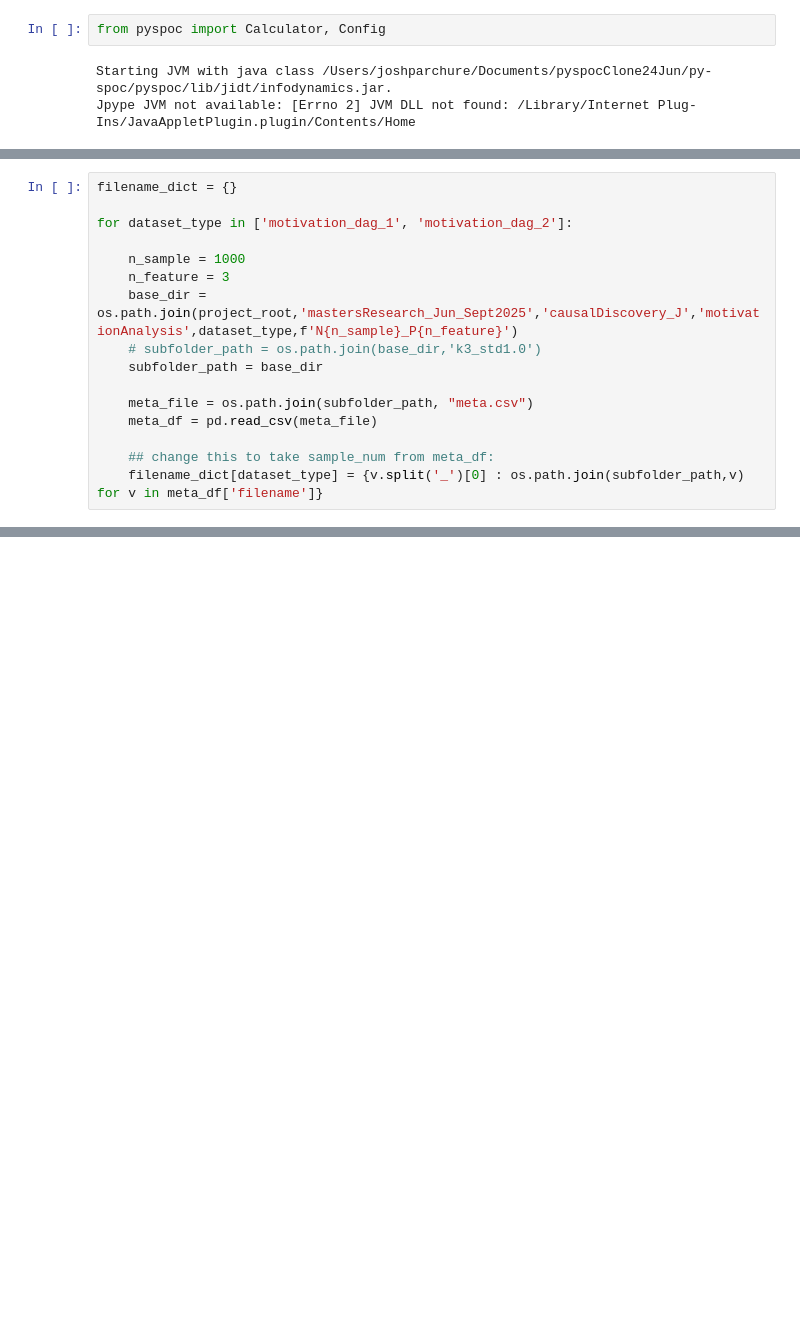
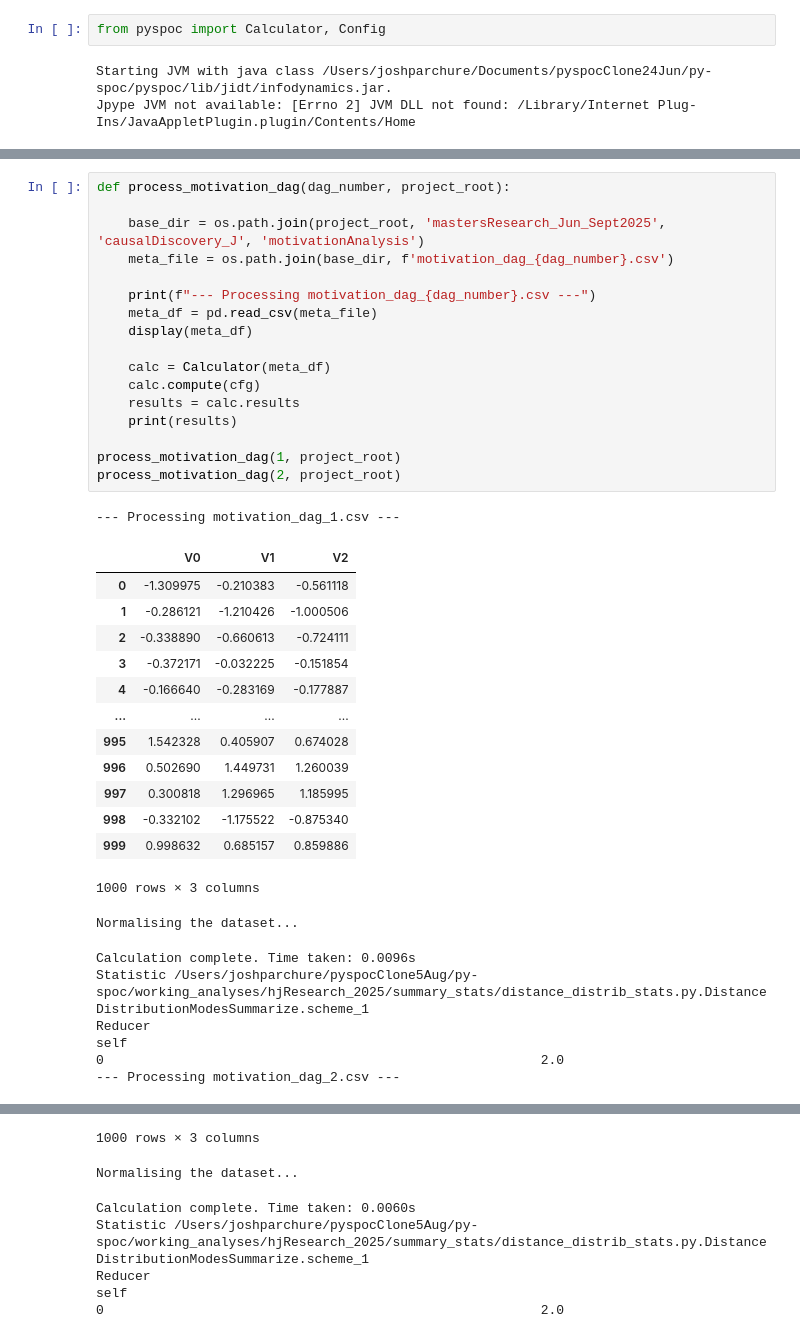
Before and after one commit to cosmicbhejafry/py-spoc, a Jupyter notebook: working_analyses/mastersResearch_Jun_Sept2025/causalDiscovery_J/motivationAnalysis/dagComparisons.ipynb, the cells around one changed output, grey strips where cells are left out. Drawn from its saved outputs; the diff is of its cells as text; blank space fills up the shorter version.

Commit message:
restore other working analyses from msc

```diff
--- a/working_analyses/mastersResearch_Jun_Sept2025/causalDiscovery_J/motivationAnalysis/dagComparisons.ipynb
+++ b/working_analyses/mastersResearch_Jun_Sept2025/causalDiscovery_J/motivationAnalysis/dagComparisons.ipynb
@@ -40,16 +42,38 @@ ValueError: Configuration is missing required definitions. One of the following
 # %%
-filename_dict = {}
+def process_motivation_dag(dag_number, project_root):
 
-for dataset_type in ['motivation_dag_1', 'motivation_dag_2']:
+    base_dir = os.path.join(project_root, 'mastersResearch_Jun_Sept2025', 'causalDiscovery_J', 'motivationAnalysis')
+    meta_file = os.path.join(base_dir, f'motivation_dag_{dag_number}.csv')
 
-    n_sample = 1000
-    n_feature = 3
-    base_dir = os.path.join(project_root,'mastersResearch_Jun_Sept2025','causalDiscovery_J','motivationAnalysis',dataset_type,f'N{n_sample}_P{n_feature}')
-    # subfolder_path = os.path.join(base_dir,'k3_std1.0')
-    subfolder_path = base_dir
+    print(f"--- Processing motivation_dag_{dag_number}.csv ---")
+    meta_df = pd.read_csv(meta_file)
+    display(meta_df)
 
-    meta_file = os.path.join(subfolder_path, "meta.csv")
-    meta_df = pd.read_csv(meta_file)
+    calc = Calculator(meta_df)
+    calc.compute(cfg)
+    results = calc.results
+    print(results)
 
-    ## change this to take sample_num from meta_df:
-    filename_dict[dataset_type] = {v.split('_')[0] : os.path.join(subfolder_path,v) for v in meta_df['filename']}
+process_motivation_dag(1, project_root)
+process_motivation_dag(2, project_root)
+# %% [output]
+--- Processing motivation_dag_1.csv ---
+|  | V0 | V1 | V2 |
+| 0 | -1.309975 | -0.210383 | -0.561118 |
+| 1 | -0.286121 | -1.210426 | -1.000506 |
+| 2 | -0.338890 | -0.660613 | -0.724111 |
+| 3 | -0.372171 | -0.032225 | -0.151854 |
+| 4 | -0.166640 | -0.283169 | -0.177887 |
+| ... | ... | ... | ... |
+| 995 | 1.542328 | 0.405907 | 0.674028 |
+| 996 | 0.502690 | 1.449731 | 1.260039 |
+| 997 | 0.300818 | 1.296965 | 1.185995 |
+| 998 | -0.332102 | -1.175522 | -0.875340 |
+| 999 | 0.998632 | 0.685157 | 0.859886 |
+1000 rows × 3 columns
+Normalising the dataset...
+Calculation complete. Time taken: 0.0096s
+Statistic /Users/joshparchure/pyspocClone5Aug/py-spoc/working_analyses/hjResearch_2025/summary_stats/distance_distrib_stats.py.DistanceDistributionModesSummarize.scheme_1
+Reducer                                                                                                                                                               self
+0                                                        2.0
+--- Processing motivation_dag_2.csv ---
@@ -55,0 +92,6 @@ for dataset_type in ['motivation_dag_1', 'motivation_dag_2']:
+1000 rows × 3 columns
+Normalising the dataset...
+Calculation complete. Time taken: 0.0060s
+Statistic /Users/joshparchure/pyspocClone5Aug/py-spoc/working_analyses/hjResearch_2025/summary_stats/distance_distrib_stats.py.DistanceDistributionModesSummarize.scheme_1
+Reducer                                                                                                                                                               self
+0                                                        2.0
```
Also changed, not shown: parts of 18 cells of this notebook, 56 other files.
